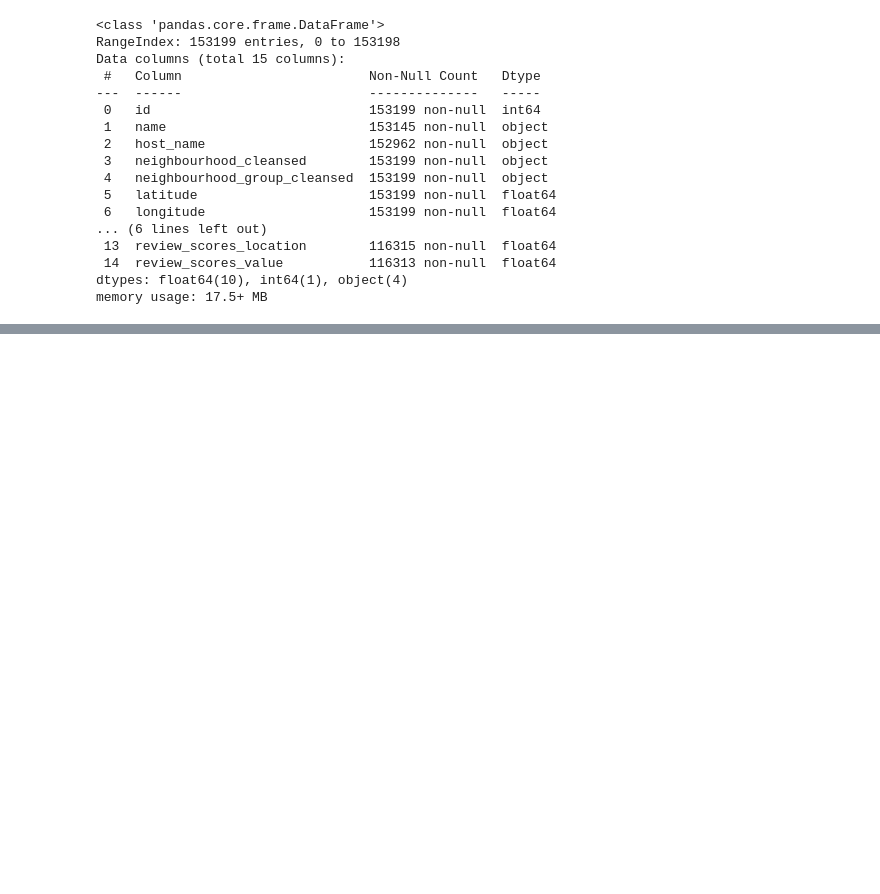
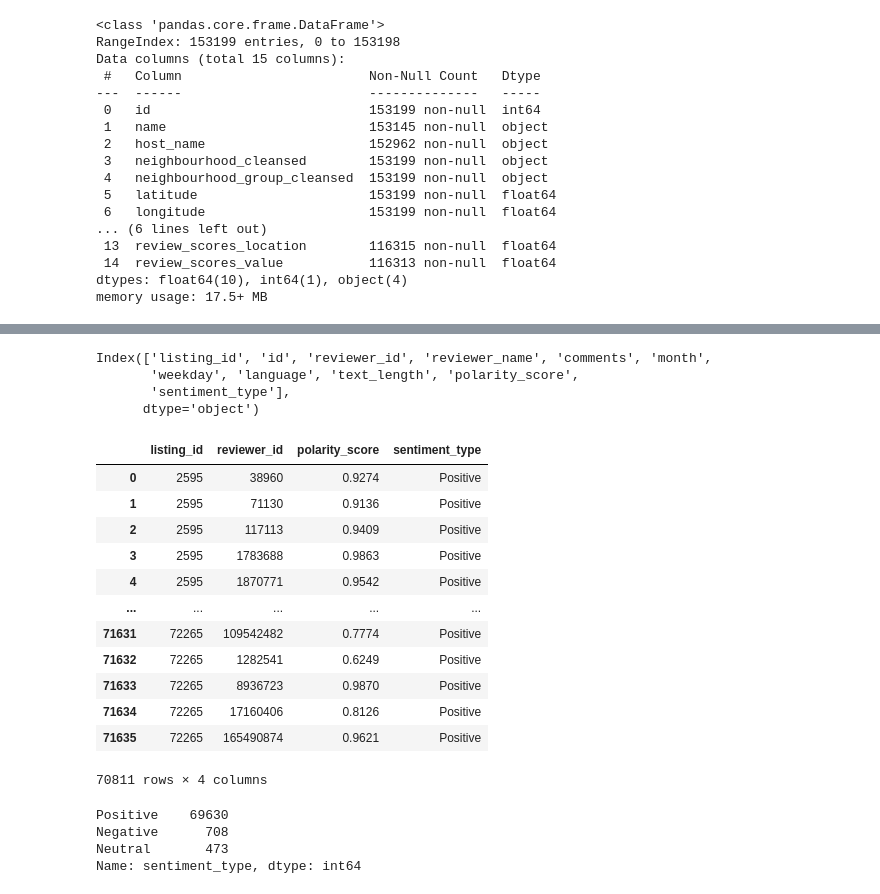
Before and after one commit to kamalova/Airbnb-Recommendation-Engine-NLP, a Jupyter notebook: Sentiment_Analysis.ipynb, the cells around one changed output, grey strips where cells are left out. Drawn from its saved outputs; the diff is of its cells as text; code cells hidden in the pictures; blank space fills up the shorter version.

```diff
--- a/Sentiment_Analysis.ipynb
+++ b/Sentiment_Analysis.ipynb
@@ -805,0 +785,31 @@ plt.show();
+# %%
+df_reviews.columns
+# %% [output]
+Index(['listing_id', 'id', 'reviewer_id', 'reviewer_name', 'comments', 'month',
+       'weekday', 'language', 'text_length', 'polarity_score',
+       'sentiment_type'],
+      dtype='object')
+# %%
+df_reviews.drop(columns=['id', 'reviewer_name', 'comments', 'month',
+       'weekday', 'language', 'text_length',])
+# %% [output]
+|  | listing_id | reviewer_id | polarity_score | sentiment_type |
+| 0 | 2595 | 38960 | 0.9274 | Positive |
+| 1 | 2595 | 71130 | 0.9136 | Positive |
+| 2 | 2595 | 117113 | 0.9409 | Positive |
+| 3 | 2595 | 1783688 | 0.9863 | Positive |
+| 4 | 2595 | 1870771 | 0.9542 | Positive |
+| ... | ... | ... | ... | ... |
+| 71631 | 72265 | 109542482 | 0.7774 | Positive |
+| 71632 | 72265 | 1282541 | 0.6249 | Positive |
+| 71633 | 72265 | 8936723 | 0.9870 | Positive |
+| 71634 | 72265 | 17160406 | 0.8126 | Positive |
+| 71635 | 72265 | 165490874 | 0.9621 | Positive |
+70811 rows × 4 columns
+# %%
+df_reviews.sentiment_type.value_counts()
+# %% [output]
+Positive    69630
+Negative      708
+Neutral       473
+Name: sentiment_type, dtype: int64
```
Also changed, not shown: parts of 11 cells of this notebook.
